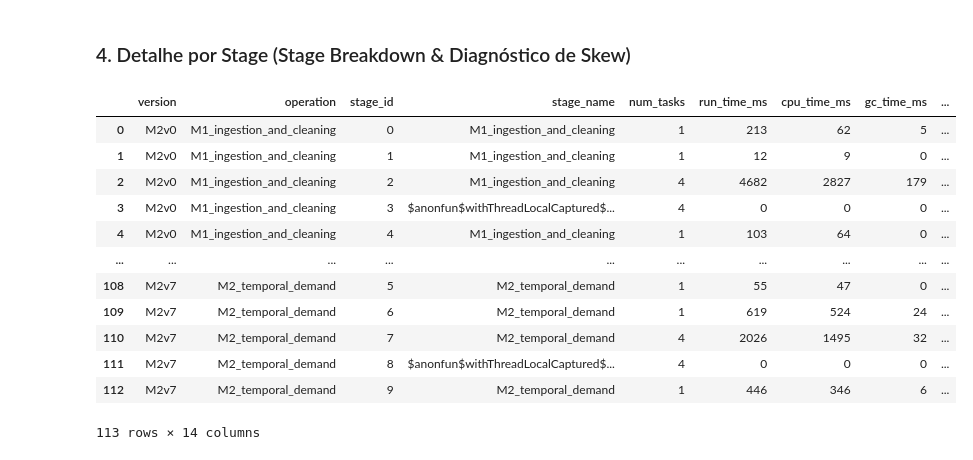
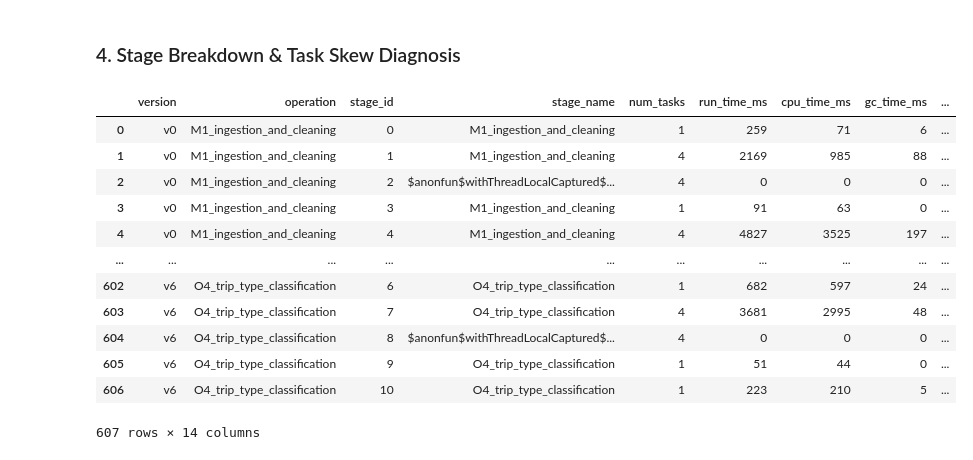
Before and after one commit to oliveira1360/Comp-Par, a Jupyter notebook: notebooks/benchmarks_report.ipynb, the cells around one changed output. Drawn from its saved outputs; the diff is of its cells as text; code cells hidden in the pictures.

```diff
--- a/notebooks/benchmarks_report.ipynb
+++ b/notebooks/benchmarks_report.ipynb
@@ -17,7 +16,7 @@ import json
 import subprocess
 import sys
 
-# Garante que matplotlib, seaborn e tabulate estao instalados no ambiente do notebook
+# Ensure matplotlib, seaborn, and tabulate are installed in notebook environment
 for pkg in ["matplotlib", "seaborn", "tabulate"]:
     try:
         __import__(pkg)
@@ -34,7 +33,7 @@ plt.rcParams["figure.dpi"] = 120
 plt.rcParams["savefig.dpi"] = 200
 sns.set_theme(style="whitegrid", palette="deep")
 
-# Deteta diretoria de output quer estejas no container Jupyter (/output) ou localmente (../output)
+# Detect output directory whether inside Jupyter container (/output) or locally (../output / output)
 BASE_OUTPUT = "/output" if os.path.exists("/output") else ("../output" if os.path.exists("../output") else "output")
 PLOTS_DIR = os.path.join(BASE_OUTPUT, "plots")
 os.makedirs(PLOTS_DIR, exist_ok=True)
@@ -51,10 +50,17 @@ def natural_key(s):
     return [int(t) if t.isdigit() else t.lower() for t in re.split(r"(\d+)", str(s))]
 
 def load_benchmark_jsons(base_dir):
-    bench_files = sorted(glob.glob(os.path.join(base_dir, "benchmarks", "profiling_*.json")), key=natural_key)
-    single_file = os.path.join(base_dir, "profiling_report.json")
-    if not bench_files and os.path.exists(single_file):
-        bench_files = [single_file]
+    patterns = [
+        os.path.join(base_dir, "metrics", "*", "profiling_*.json"),
+        os.path.join(base_dir, "metrics", "*", "*.json"),
+        os.path.join(base_dir, "*Metrics", "profiling_*.json"),
+        os.path.join(base_dir, "benchmarks", "profiling_*.json"),
+        os.path.join(base_dir, "profiling_report.json"),
+    ]
+    found = []
+    for pat in patterns:
+        found.extend(glob.glob(pat))
+    bench_files = sorted(list(set(found)), key=natural_key)
 
     run_rows = []
     stage_rows = []
@@ -124,6 +130,6 @@ def load_benchmark_jsons(base_dir):
     return pd.DataFrame(run_rows), pd.DataFrame(stage_rows), bench_files
 
 df_runs, df_stages, loaded_files = load_benchmark_jsons(BASE_OUTPUT)
-print(f"Ficheiros JSON carregados ({len(loaded_files)}): {[os.path.basename(f) for f in loaded_files]}")
-print(f"Operacoes encontradas: {df_runs['operation'].unique().tolist() if not df_runs.empty else 'Nenhuma'}")
+print(f"Loaded JSON benchmark files ({len(loaded_files)}): {[os.path.basename(f) for f in loaded_files]}")
+print(f"Operations detected: {df_runs['operation'].unique().tolist() if not df_runs.empty else 'None'}")
 # %% [output]
@@ -310,26 +397,26 @@ Grafico guardado em: /output/plots/benchmark_M2_temporal_demand.png
 # %% [markdown]
-### 4. Detalhe por Stage (Stage Breakdown & Diagnóstico de Skew)
+### 4. Stage Breakdown & Task Skew Diagnosis
 # %%
 if not df_stages.empty:
     stage_display = df_stages.copy()
-    stage_display["skew_Ratio"] = stage_display.apply(
+    stage_display["skew_ratio_display"] = stage_display.apply(
         lambda r: f"{r['skew_ratio']:.1f}x (!)" if r["skew_warning"] else f"{r['skew_ratio']:.1f}x", axis=1
     )
     cols = ["version", "operation", "stage_id", "stage_name", "num_tasks",
             "run_time_ms", "cpu_time_ms", "gc_time_ms", "peak_mem_mb",
-            "shuffle_read_kb", "shuffle_write_kb", "med_task_ms", "max_task_ms", "skew_Ratio"]
+            "shuffle_read_kb", "shuffle_write_kb", "med_task_ms", "max_task_ms", "skew_ratio_display"]
     display(stage_display[cols].round(2))
 # %% [output]
 |  | version | operation | stage_id | stage_name | num_tasks | run_time_ms | cpu_time_ms | gc_time_ms | ... |
-| 0 | M2v0 | M1_ingestion_and_cleaning | 0 | M1_ingestion_and_cleaning | 1 | 213 | 62 | 5 | ... |
-| 1 | M2v0 | M1_ingestion_and_cleaning | 1 | M1_ingestion_and_cleaning | 1 | 12 | 9 | 0 | ... |
-| 2 | M2v0 | M1_ingestion_and_cleaning | 2 | M1_ingestion_and_cleaning | 4 | 4682 | 2827 | 179 | ... |
-| 3 | M2v0 | M1_ingestion_and_cleaning | 3 | $anonfun$withThreadLocalCaptured$... | 4 | 0 | 0 | 0 | ... |
-| 4 | M2v0 | M1_ingestion_and_cleaning | 4 | M1_ingestion_and_cleaning | 1 | 103 | 64 | 0 | ... |
+| 0 | v0 | M1_ingestion_and_cleaning | 0 | M1_ingestion_and_cleaning | 1 | 259 | 71 | 6 | ... |
+| 1 | v0 | M1_ingestion_and_cleaning | 1 | M1_ingestion_and_cleaning | 4 | 2169 | 985 | 88 | ... |
+| 2 | v0 | M1_ingestion_and_cleaning | 2 | $anonfun$withThreadLocalCaptured$... | 4 | 0 | 0 | 0 | ... |
+| 3 | v0 | M1_ingestion_and_cleaning | 3 | M1_ingestion_and_cleaning | 1 | 91 | 63 | 0 | ... |
+| 4 | v0 | M1_ingestion_and_cleaning | 4 | M1_ingestion_and_cleaning | 4 | 4827 | 3525 | 197 | ... |
 | ... | ... | ... | ... | ... | ... | ... | ... | ... | ... |
-| 108 | M2v7 | M2_temporal_demand | 5 | M2_temporal_demand | 1 | 55 | 47 | 0 | ... |
-| 109 | M2v7 | M2_temporal_demand | 6 | M2_temporal_demand | 1 | 619 | 524 | 24 | ... |
-| 110 | M2v7 | M2_temporal_demand | 7 | M2_temporal_demand | 4 | 2026 | 1495 | 32 | ... |
-| 111 | M2v7 | M2_temporal_demand | 8 | $anonfun$withThreadLocalCaptured$... | 4 | 0 | 0 | 0 | ... |
-| 112 | M2v7 | M2_temporal_demand | 9 | M2_temporal_demand | 1 | 446 | 346 | 6 | ... |
+| 602 | v6 | O4_trip_type_classification | 6 | O4_trip_type_classification | 1 | 682 | 597 | 24 | ... |
+| 603 | v6 | O4_trip_type_classification | 7 | O4_trip_type_classification | 4 | 3681 | 2995 | 48 | ... |
+| 604 | v6 | O4_trip_type_classification | 8 | $anonfun$withThreadLocalCaptured$... | 4 | 0 | 0 | 0 | ... |
+| 605 | v6 | O4_trip_type_classification | 9 | O4_trip_type_classification | 1 | 51 | 44 | 0 | ... |
+| 606 | v6 | O4_trip_type_classification | 10 | O4_trip_type_classification | 1 | 223 | 210 | 5 | ... |
-113 rows × 14 columns
+607 rows × 14 columns
```
Also changed, not shown: parts of 9 cells of this notebook, 23 other files.
